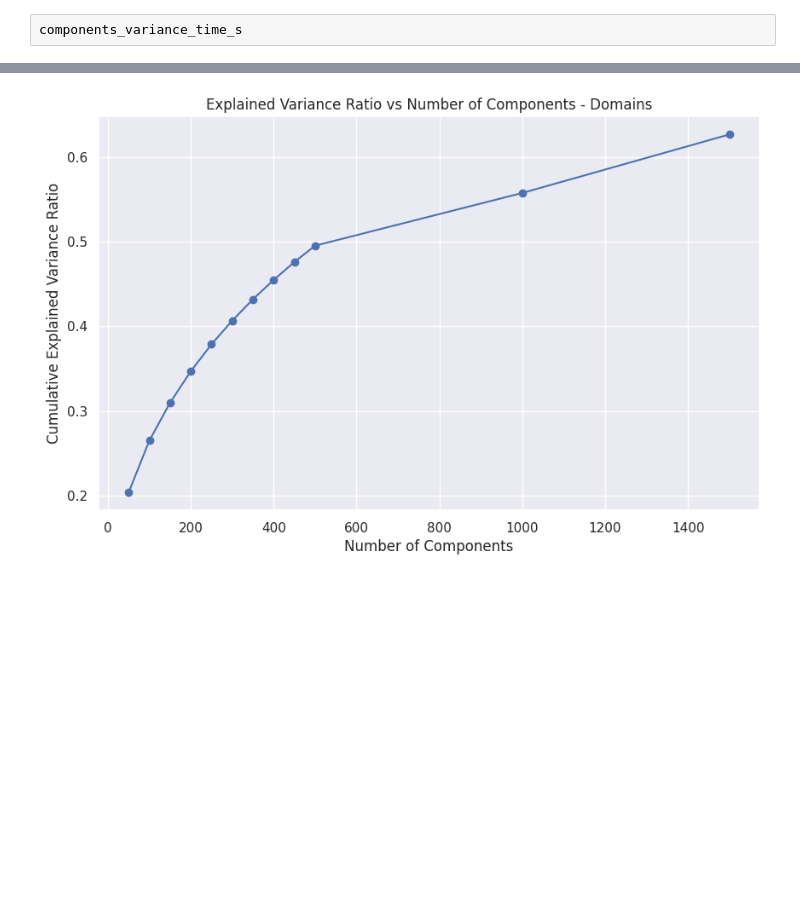
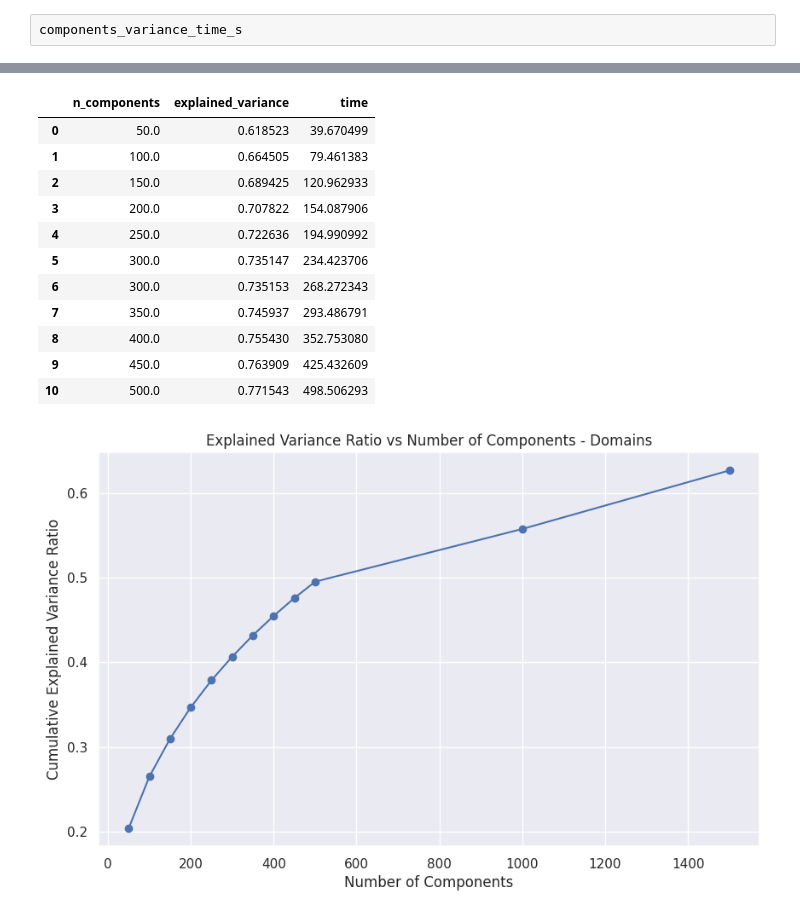
Before and after one commit to Kairixir/URL-domain-name-clustering, a Jupyter notebook: bachelor_thesis.ipynb, the cells around one changed output, grey strips where cells are left out. Cells and saved outputs as stored; diff of their text form; code cells hidden in the pictures; blank space fills up the shorter version.

```diff
--- a/bachelor_thesis.ipynb
+++ b/bachelor_thesis.ipynb
@@ -522,3 +539,18 @@ components_variance_time_s
+# %%
+components_variance_time_s
+# %% [output]
+|  | n_components | explained_variance | time |
+| 0 | 50.0 | 0.618523 | 39.670499 |
+| 1 | 100.0 | 0.664505 | 79.461383 |
+| 2 | 150.0 | 0.689425 | 120.962933 |
+| 3 | 200.0 | 0.707822 | 154.087906 |
+| 4 | 250.0 | 0.722636 | 194.990992 |
+| 5 | 300.0 | 0.735147 | 234.423706 |
+| 6 | 300.0 | 0.735153 | 268.272343 |
+| 7 | 350.0 | 0.745937 | 293.486791 |
+| 8 | 400.0 | 0.755430 | 352.753080 |
+| 9 | 450.0 | 0.763909 | 425.432609 |
+| 10 | 500.0 | 0.771543 | 498.506293 |
 # %%
 # Plot the cumulative explained variance ratio as a function of the number of components
 plt.figure(figsize=(10, 6))
```
Also changed, not shown: parts of 7 cells of this notebook, 1 other file.
